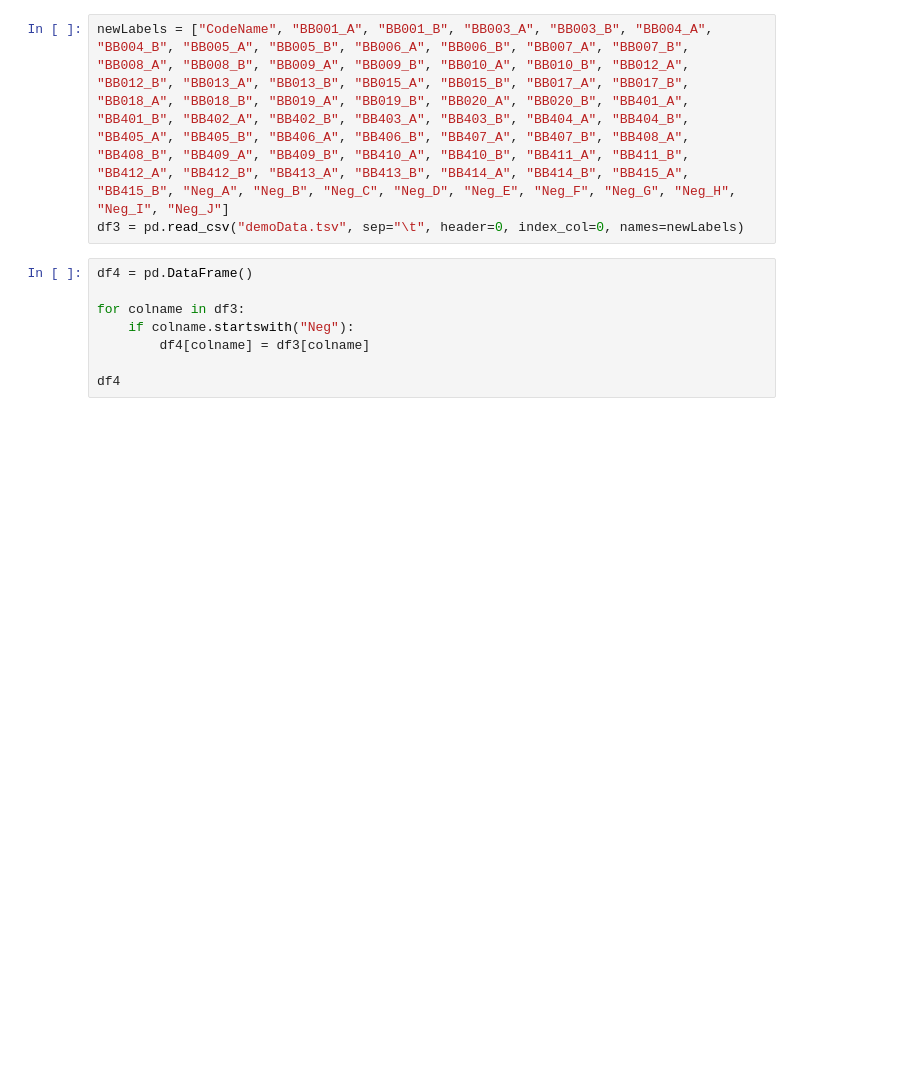
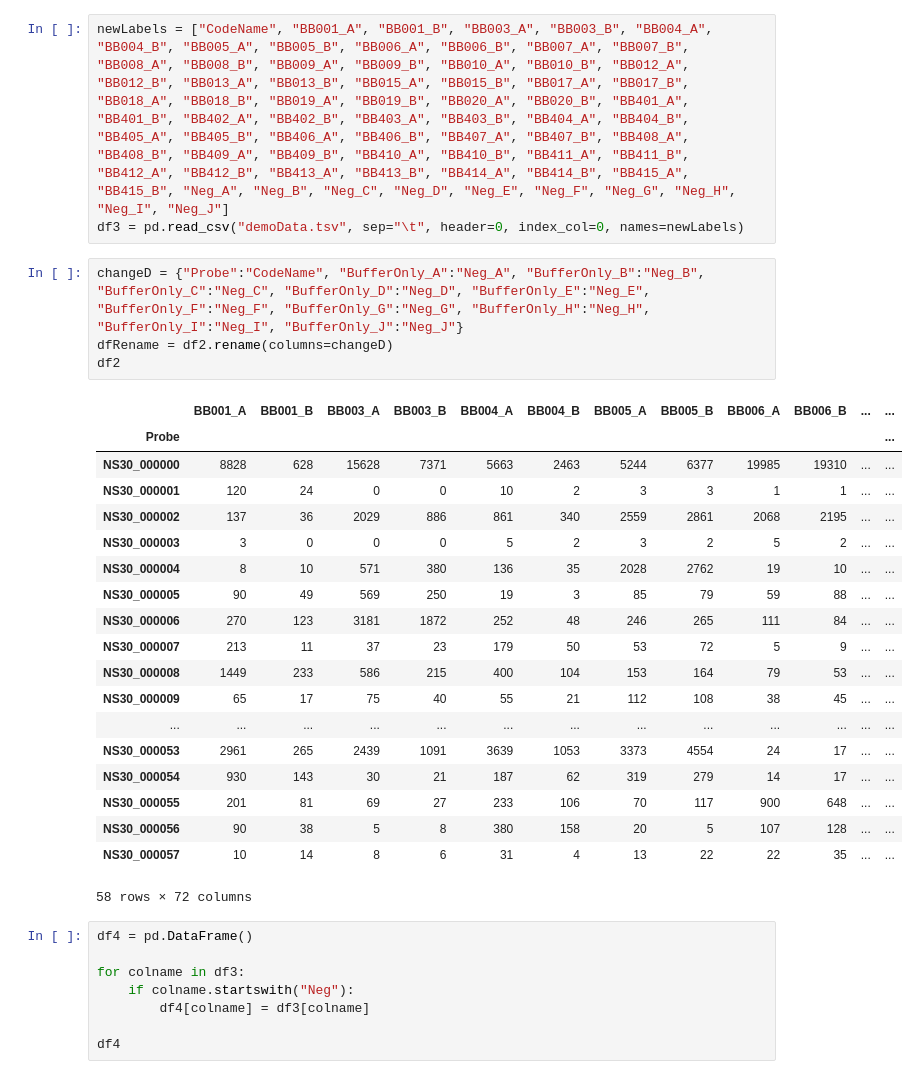
Before and after one commit to jtladner/BIO682_Spring2025, a Jupyter notebook: Week08_Python-pt5/Demo/Demo-Week8.ipynb, the cells around one changed output. Cells and saved outputs as stored; diff of their text form; blank space fills up the shorter version.

```diff
--- a/Week08_Python-pt5/Demo/Demo-Week8.ipynb
+++ b/Week08_Python-pt5/Demo/Demo-Week8.ipynb
@@ -83,6 +85,30 @@ df2.head(10)
 # %%
 newLabels = ["CodeName", "BB001_A", "BB001_B", "BB003_A", "BB003_B", "BB004_A", "BB004_B", "BB005_A", "BB005_B", "BB006_A", "BB006_B", "BB007_A", "BB007_B", "BB008_A", "BB008_B", "BB009_A", "BB009_B", "BB010_A", "BB010_B", "BB012_A", "BB012_B", "BB013_A", "BB013_B", "BB015_A", "BB015_B", "BB017_A", "BB017_B", "BB018_A", "BB018_B", "BB019_A", "BB019_B", "BB020_A", "BB020_B", "BB401_A", "BB401_B", "BB402_A", "BB402_B", "BB403_A", "BB403_B", "BB404_A", "BB404_B", "BB405_A", "BB405_B", "BB406_A", "BB406_B", "BB407_A", "BB407_B", "BB408_A", "BB408_B", "BB409_A", "BB409_B", "BB410_A", "BB410_B", "BB411_A", "BB411_B", "BB412_A", "BB412_B", "BB413_A", "BB413_B", "BB414_A", "BB414_B", "BB415_A", "BB415_B", "Neg_A", "Neg_B", "Neg_C", "Neg_D", "Neg_E", "Neg_F", "Neg_G", "Neg_H", "Neg_I", "Neg_J"]
 df3 = pd.read_csv("demoData.tsv", sep="\t", header=0, index_col=0, names=newLabels)
+# %%
+changeD = {"Probe":"CodeName", "BufferOnly_A":"Neg_A", "BufferOnly_B":"Neg_B", "BufferOnly_C":"Neg_C", "BufferOnly_D":"Neg_D", "BufferOnly_E":"Neg_E", "BufferOnly_F":"Neg_F", "BufferOnly_G":"Neg_G", "BufferOnly_H":"Neg_H", "BufferOnly_I":"Neg_I", "BufferOnly_J":"Neg_J"}
+dfRename = df2.rename(columns=changeD)
+df2
+# %% [output]
+|  | BB001_A | BB001_B | BB003_A | BB003_B | BB004_A | BB004_B | BB005_A | BB005_B | BB006_A | BB006_B | ... | ... |
+| Probe |  |  |  |  |  |  |  |  |  |  |  | ... |
+| NS30_000000 | 8828 | 628 | 15628 | 7371 | 5663 | 2463 | 5244 | 6377 | 19985 | 19310 | ... | ... |
+| NS30_000001 | 120 | 24 | 0 | 0 | 10 | 2 | 3 | 3 | 1 | 1 | ... | ... |
+| NS30_000002 | 137 | 36 | 2029 | 886 | 861 | 340 | 2559 | 2861 | 2068 | 2195 | ... | ... |
+| NS30_000003 | 3 | 0 | 0 | 0 | 5 | 2 | 3 | 2 | 5 | 2 | ... | ... |
+| NS30_000004 | 8 | 10 | 571 | 380 | 136 | 35 | 2028 | 2762 | 19 | 10 | ... | ... |
+| NS30_000005 | 90 | 49 | 569 | 250 | 19 | 3 | 85 | 79 | 59 | 88 | ... | ... |
+| NS30_000006 | 270 | 123 | 3181 | 1872 | 252 | 48 | 246 | 265 | 111 | 84 | ... | ... |
+| NS30_000007 | 213 | 11 | 37 | 23 | 179 | 50 | 53 | 72 | 5 | 9 | ... | ... |
+| NS30_000008 | 1449 | 233 | 586 | 215 | 400 | 104 | 153 | 164 | 79 | 53 | ... | ... |
+| NS30_000009 | 65 | 17 | 75 | 40 | 55 | 21 | 112 | 108 | 38 | 45 | ... | ... |
+| ... | ... | ... | ... | ... | ... | ... | ... | ... | ... | ... | ... | ... |
+| NS30_000053 | 2961 | 265 | 2439 | 1091 | 3639 | 1053 | 3373 | 4554 | 24 | 17 | ... | ... |
+| NS30_000054 | 930 | 143 | 30 | 21 | 187 | 62 | 319 | 279 | 14 | 17 | ... | ... |
+| NS30_000055 | 201 | 81 | 69 | 27 | 233 | 106 | 70 | 117 | 900 | 648 | ... | ... |
+| NS30_000056 | 90 | 38 | 5 | 8 | 380 | 158 | 20 | 5 | 107 | 128 | ... | ... |
+| NS30_000057 | 10 | 14 | 8 | 6 | 31 | 4 | 13 | 22 | 22 | 35 | ... | ... |
+58 rows × 72 columns
 # %%
 df4 = pd.DataFrame()
 
```
Also changed, not shown: parts of 1 cell of this notebook.
